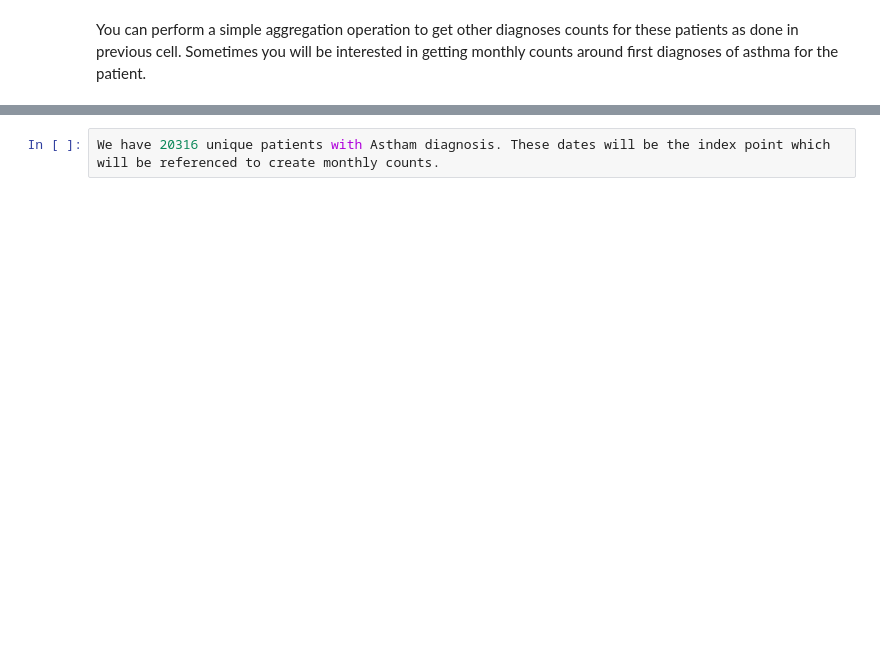
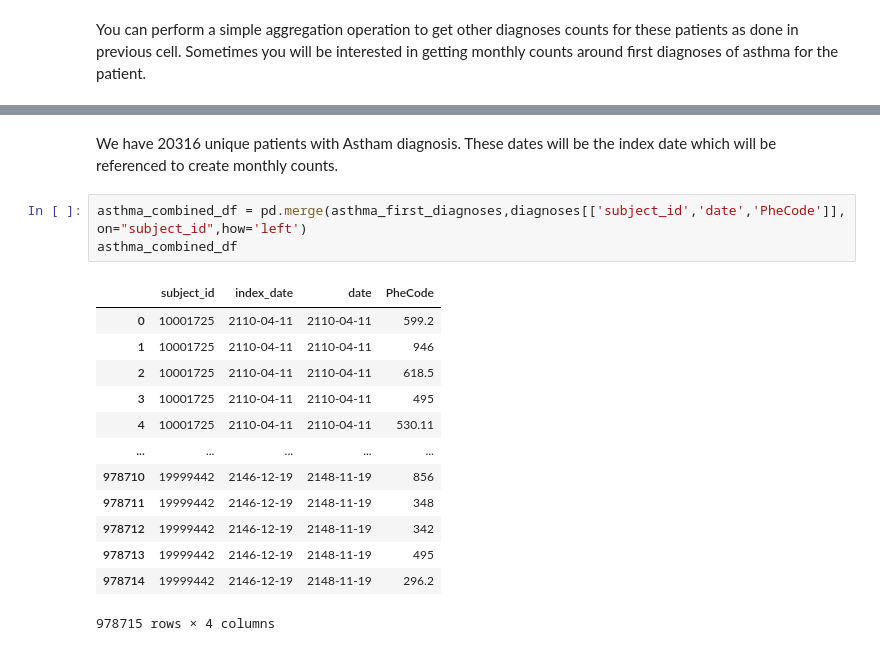
Before and after one commit to apvidul/EHR-Processing-Tutorial, a Jupyter notebook: EHR-Pipeline-Part3.ipynb, the cells around one changed output, grey strips where cells are left out. Saved outputs shown, nothing was run; the diff lists cells and outputs as text; blank space fills up the shorter version.

```diff
--- a/EHR-Pipeline-Part3.ipynb
+++ b/EHR-Pipeline-Part3.ipynb
@@ -87,5 +91,22 @@ asthma_first_diagnoses
 | 20314 | 19999112 | 2114-09-01 |
 | 20315 | 19999442 | 2146-12-19 |
 20316 rows × 2 columns
-# %%
-We have 20316 unique patients with Astham diagnosis. These dates will be the index point which will be referenced to create monthly counts.
+# %% [markdown]
+We have 20316 unique patients with Astham diagnosis. These dates will be the index date which will be referenced to create monthly counts.
+# %%
+asthma_combined_df = pd.merge(asthma_first_diagnoses,diagnoses[['subject_id','date','PheCode']], on="subject_id",how='left')
+asthma_combined_df
+# %% [output]
+|  | subject_id | index_date | date | PheCode |
+| 0 | 10001725 | 2110-04-11 | 2110-04-11 | 599.2 |
+| 1 | 10001725 | 2110-04-11 | 2110-04-11 | 946 |
+| 2 | 10001725 | 2110-04-11 | 2110-04-11 | 618.5 |
+| 3 | 10001725 | 2110-04-11 | 2110-04-11 | 495 |
+| 4 | 10001725 | 2110-04-11 | 2110-04-11 | 530.11 |
+| ... | ... | ... | ... | ... |
+| 978710 | 19999442 | 2146-12-19 | 2148-11-19 | 856 |
+| 978711 | 19999442 | 2146-12-19 | 2148-11-19 | 348 |
+| 978712 | 19999442 | 2146-12-19 | 2148-11-19 | 342 |
+| 978713 | 19999442 | 2146-12-19 | 2148-11-19 | 495 |
+| 978714 | 19999442 | 2146-12-19 | 2148-11-19 | 296.2 |
+978715 rows × 4 columns
```
Also changed, not shown: parts of 11 cells of this notebook, 5 other files.
